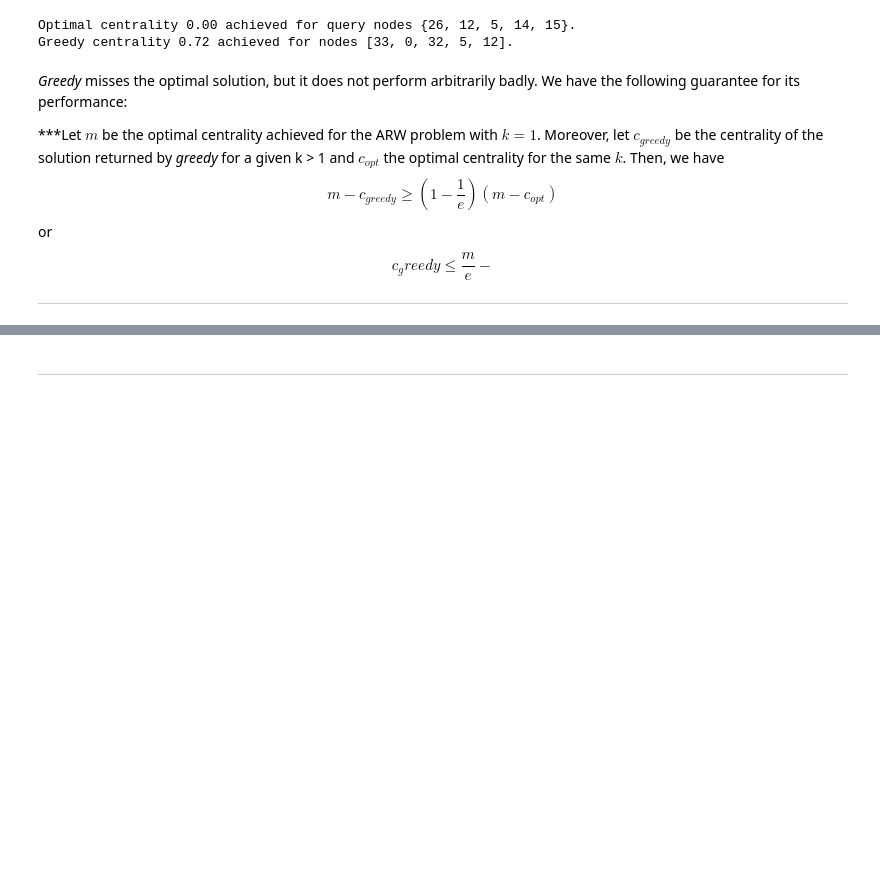
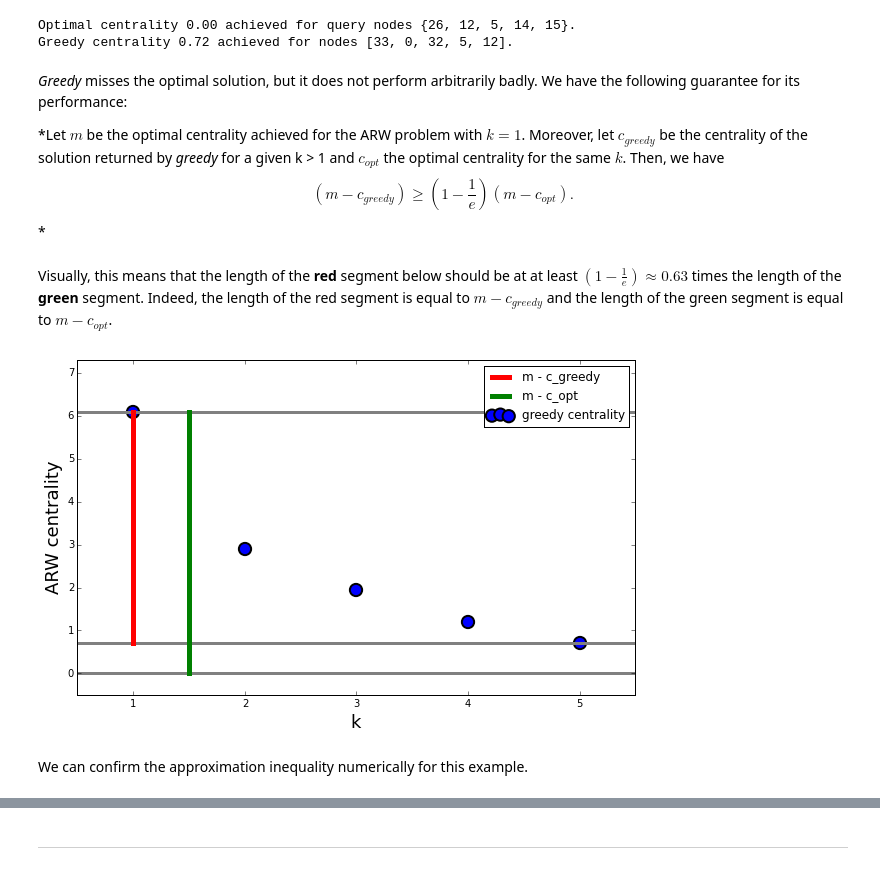
Before and after one commit to harrymvr/absorbing-centrality, a Jupyter notebook: examples/example.ipynb, the cells around one changed output, grey strips where cells are left out. Saved outputs shown, nothing was run; the diff lists cells and outputs as text; code cells hidden in the pictures; blank space fills up the shorter version.

Commit message:
added approximation plot

```diff
--- a/examples/example.ipynb
+++ b/examples/example.ipynb
@@ -140,13 +140,19 @@ Greedy centrality 0.72 achieved for nodes [33, 0, 32, 5, 12].
 *Greedy* misses the optimal solution, but it does not perform arbitrarily badly.
 We have the following guarantee for its performance:
 
-***Let $m$ be the optimal centrality achieved for the ARW
+*Let $m$ be the optimal centrality achieved for the ARW
 problem with $k = 1$. Moreover, let $c_{greedy}$ be the
 centrality of the solution returned by *greedy* for a
 given k > 1 and $c_{opt}$ the optimal centrality for
 the same $k$. Then, we have
-$$m - c_{greedy} \geq (1 - \frac{1}{e}) (m - c_{opt})$$
-or
-$$c_greedy \leq \frac{m}{e} - $$
-
-***
+$$(m - c_{greedy}) \geq (1 - \frac{1}{e}) (m - c_{opt}).$$
+*
+# %% [markdown]
+Visually, this means that the length of the **red** segment below should be at at least $(1 - \frac{1}{e}) \approx 0.63$ times the length of the **green** segment.
+Indeed, the length of the red segment is equal to $m - c_{greedy}$ and the length of the green segment is equal to $m - c_{opt}$.
+# %%
+make_approximation_plot(greedy_centrality_scores)
+# %% [output]
+[figure, added]
+# %% [markdown]
+We can confirm the approximation inequality numerically for this example.
```
Also changed, not shown: parts of 3 cells of this notebook.
